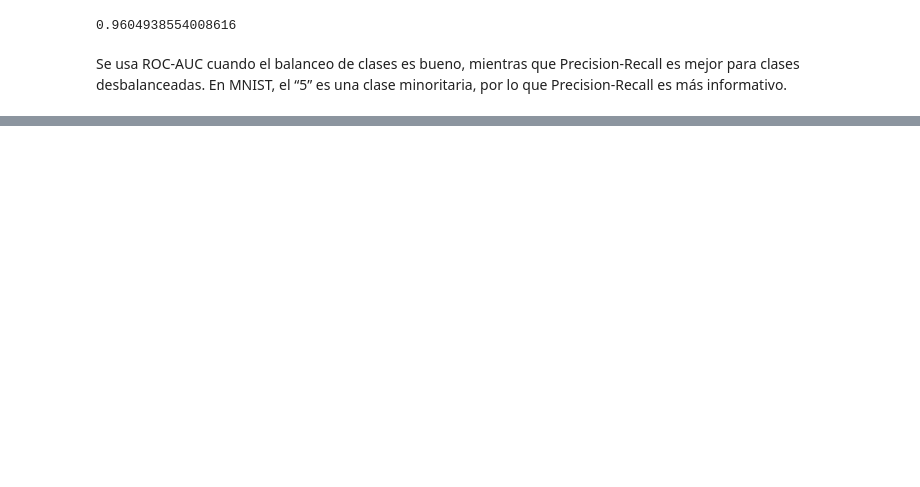
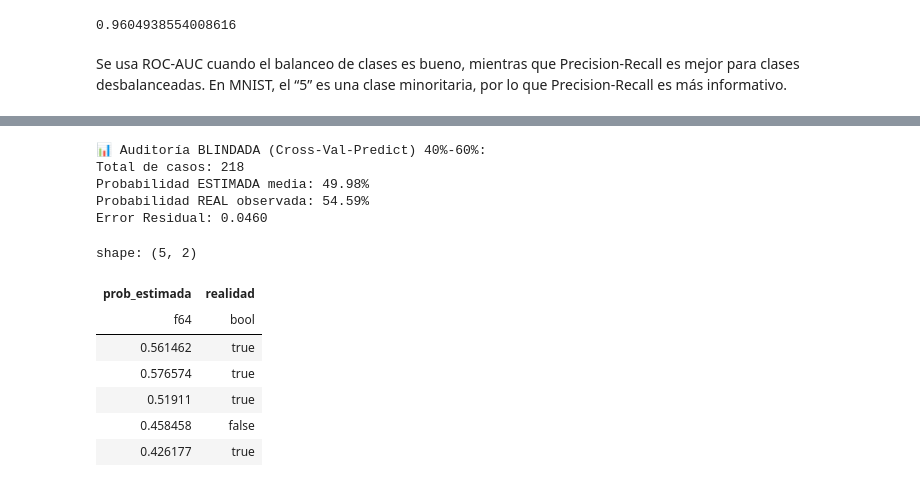
Before and after one commit to Sechi42/homl-study, a Jupyter notebook: 03_classification/03_classification.ipynb, the cells around one changed output, grey strips where cells are left out. Cells and saved outputs as stored; diff of their text form; code cells hidden in the pictures; blank space fills up the shorter version.

```diff
--- a/03_classification/03_classification.ipynb
+++ b/03_classification/03_classification.ipynb
@@ -354,0 +448,66 @@ forest_clf = RandomForestClassifier(random_state=42)
+# %%
+
+from sklearn.calibration import CalibratedClassifierCV
+
+
+# 1. Definir el bosque base
+forest_clf = RandomForestClassifier(random_state=42)
+
+# 2. Aplicar Calibración
+# 'sigmoid' (Platt Scaling) es excelente para corregir el sesgo que vimos
+calibrated_clf = CalibratedClassifierCV(forest_clf, method='sigmoid', cv=3)
+
+# 3. Entrenar (esto hace CV interna para no "hacer trampa")
+calibrated_clf.fit(X_train, y_train_5)
+
+# 4. Obtener las nuevas probabilidades "honestas"
+y_probas_calib_oof = cross_val_predict(
+    calibrated_clf,
+    X_train,
+    y_train_5,
+    cv=3,
+    method='predict_proba',
+    n_jobs=-1
+)[:, 1]
+
+# 2. Construir DataFrame de Auditoría Final
+df_audit_final = pl.DataFrame({
+    "prob_estimada": y_probas_calib_oof,
+    "realidad": y_train_5
+})
+
+# 3. Filtrar zona crítica (40%-60%)
+zona_duda_final = df_audit_final.filter(
+    (pl.col("prob_estimada") >= 0.4) & (pl.col("prob_estimada") <= 0.6)
+)
+
+print(f"📊 Auditoría BLINDADA (Cross-Val-Predict) 40%-60%:")
+print(f"Total de casos: {zona_duda_final.height}")
+
+if zona_duda_final.height > 0:
+    # Calculamos métricas con casting explícito para evitar errores de tipo
+    prob_real = zona_duda_final.select(pl.col("realidad").cast(pl.Float64).mean()).item()
+    prob_estimada_avg = zona_duda_final["prob_estimada"].mean()
+
+    print(f"Probabilidad ESTIMADA media: {prob_estimada_avg:.2%}")
+    print(f"Probabilidad REAL observada: {prob_real:.2%}")
+    print(f"Error Residual: {abs(prob_estimada_avg - prob_real):.4f}")
+else:
+    print("N/A: El modelo no tuvo dudas en este rango durante la validación cruzada.")
+# %% [output]
+📊 Auditoría BLINDADA (Cross-Val-Predict) 40%-60%:
+Total de casos: 218
+Probabilidad ESTIMADA media: 49.98%
+Probabilidad REAL observada: 54.59%
+Error Residual: 0.0460
+# %%
+zona_duda_final.head()
+# %% [output]
+shape: (5, 2)
+| prob_estimada | realidad |
+| f64 | bool |
+| 0.561462 | true |
+| 0.576574 | true |
+| 0.51911 | true |
+| 0.458458 | false |
+| 0.426177 | true |
```
Also changed, not shown: parts of 30 cells of this notebook, 1 other file.
